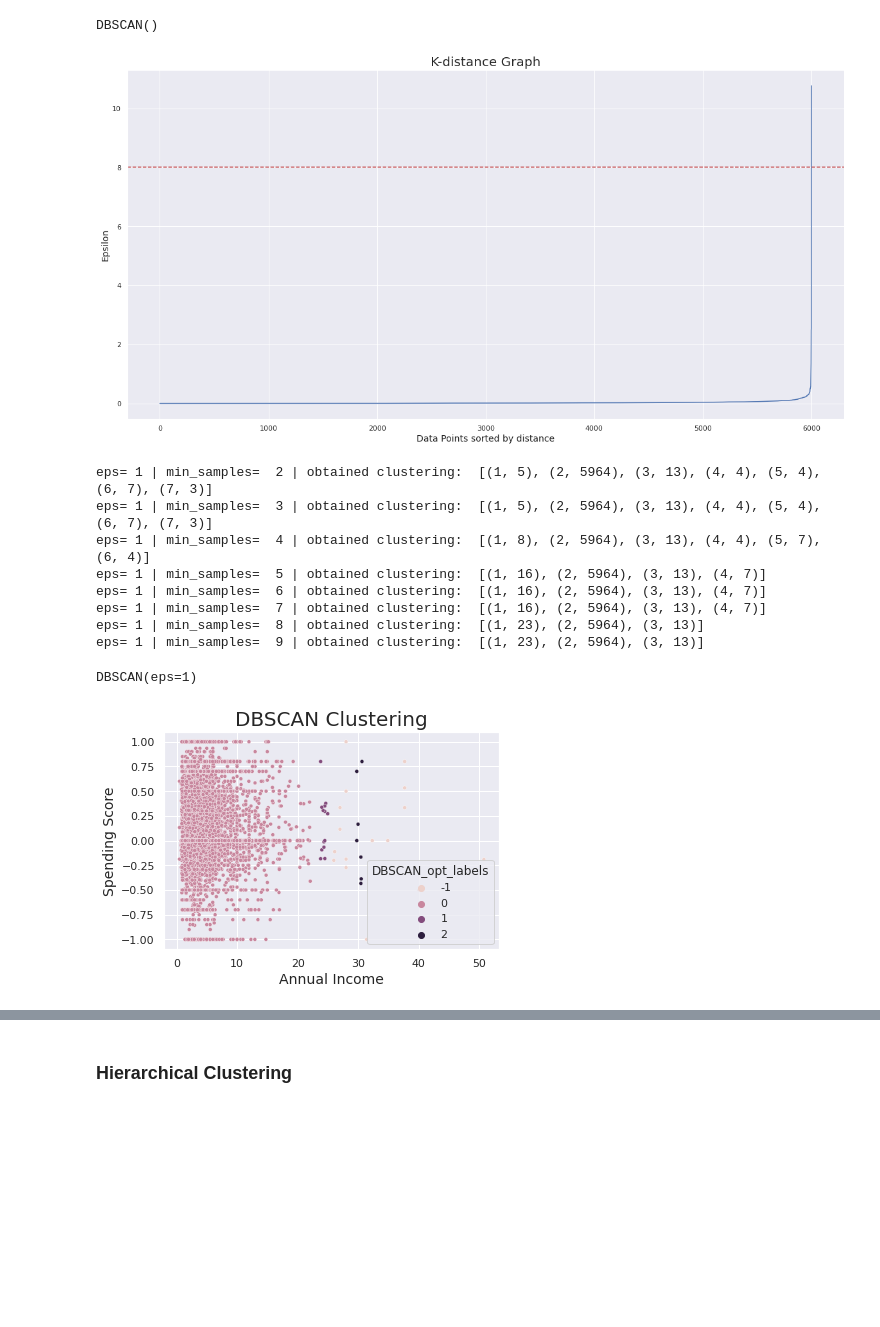
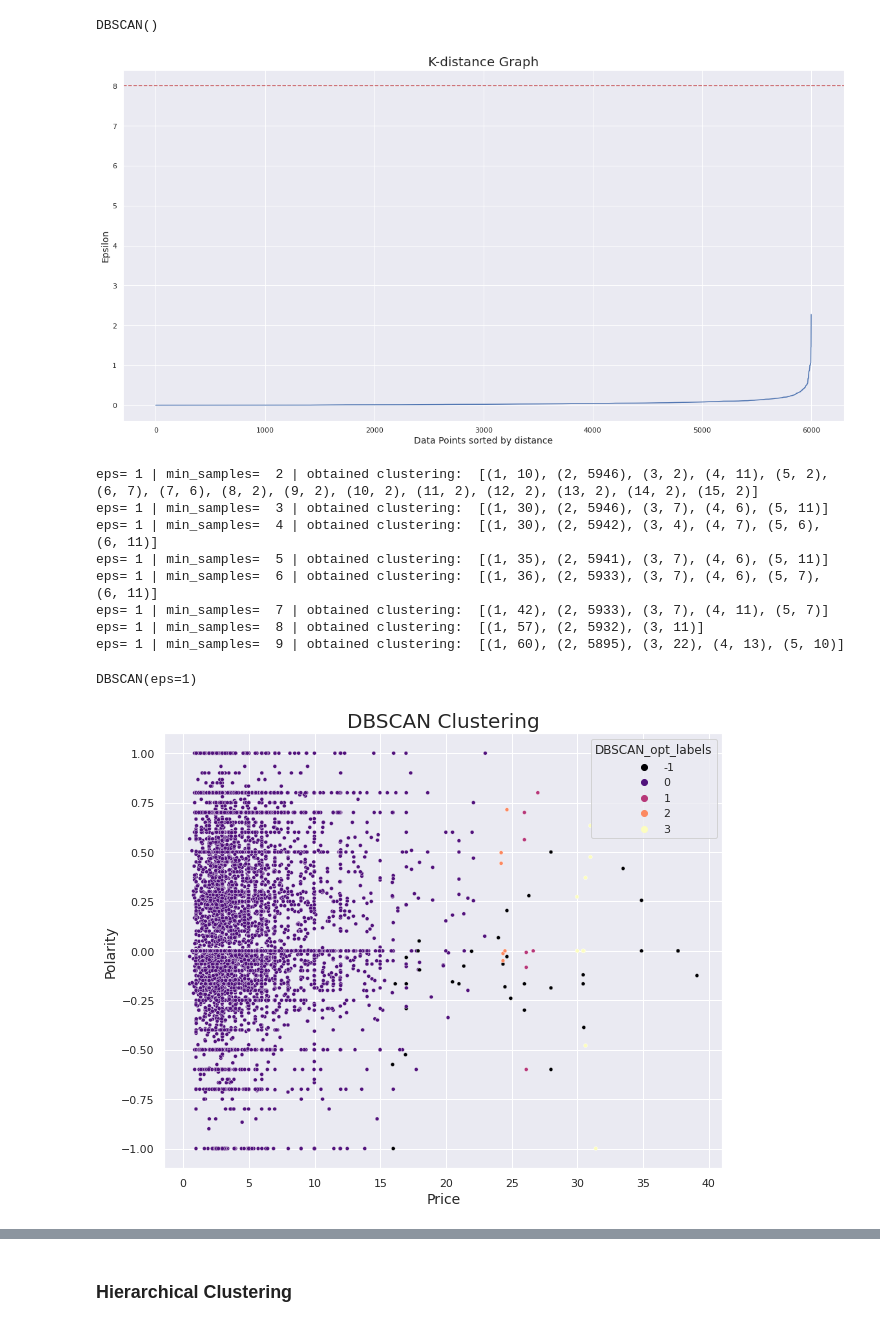
Before and after one commit to subhranilmondal/subhranilmondal, a Jupyter notebook: Capstone Project- Amazon customer review analysis/Project_Clustering_Final.ipynb, the cells around one changed output, grey strips where cells are left out. Drawn from its saved outputs; the diff is of its cells as text; code cells hidden in the pictures; blank space fills up the shorter version.

```diff
--- a/Capstone Project- Amazon customer review analysis/Project_Clustering_Final.ipynb
+++ b/Capstone Project- Amazon customer review analysis/Project_Clustering_Final.ipynb
@@ -386,5 +408,5 @@ sample_data.head()
 # %%
-X = sample_data[['price','Polarity']]    ### extracting the indenpendent varibles
+X = sample_data[['price','Polarity','rating']]    ### extracting the indenpendent varibles
 # %%
 from sklearn.cluster import DBSCAN       ### importing DBSCAN
 dbscan=DBSCAN()                          ### defining model
@@ -408,7 +430,7 @@ plt.xlabel('Data Points sorted by distance',fontsize=14)
 plt.ylabel('Epsilon',fontsize=14)
 plt.show()
 # %% [output]
-[figure, old version]
+[figure, new version]
 # %%
 eps=1               ### from above got epsilon value as 1
 for min_samples in range(2,10,1):
@@ -420,14 +442,14 @@ for min_samples in range(2,10,1):
     results = list(zip(ii,y[ii]) )
     print('eps=',eps,'| min_samples= ', min_samples, '| obtained clustering: ', results)
 # %% [output]
-eps= 1 | min_samples=  2 | obtained clustering:  [(1, 5), (2, 5964), (3, 13), (4, 4), (5, 4), (6, 7), (7, 3)]
-eps= 1 | min_samples=  3 | obtained clustering:  [(1, 5), (2, 5964), (3, 13), (4, 4), (5, 4), (6, 7), (7, 3)]
-eps= 1 | min_samples=  4 | obtained clustering:  [(1, 8), (2, 5964), (3, 13), (4, 4), (5, 7), (6, 4)]
-eps= 1 | min_samples=  5 | obtained clustering:  [(1, 16), (2, 5964), (3, 13), (4, 7)]
-eps= 1 | min_samples=  6 | obtained clustering:  [(1, 16), (2, 5964), (3, 13), (4, 7)]
-eps= 1 | min_samples=  7 | obtained clustering:  [(1, 16), (2, 5964), (3, 13), (4, 7)]
-eps= 1 | min_samples=  8 | obtained clustering:  [(1, 23), (2, 5964), (3, 13)]
-eps= 1 | min_samples=  9 | obtained clustering:  [(1, 23), (2, 5964), (3, 13)]
+eps= 1 | min_samples=  2 | obtained clustering:  [(1, 10), (2, 5946), (3, 2), (4, 11), (5, 2), (6, 7), (7, 6), (8, 2), (9, 2), (10, 2), (11, 2), (12, 2), (13, 2), (14, 2), (15, 2)]
+eps= 1 | min_samples=  3 | obtained clustering:  [(1, 30), (2, 5946), (3, 7), (4, 6), (5, 11)]
+eps= 1 | min_samples=  4 | obtained clustering:  [(1, 30), (2, 5942), (3, 4), (4, 7), (5, 6), (6, 11)]
+eps= 1 | min_samples=  5 | obtained clustering:  [(1, 35), (2, 5941), (3, 7), (4, 6), (5, 11)]
+eps= 1 | min_samples=  6 | obtained clustering:  [(1, 36), (2, 5933), (3, 7), (4, 6), (5, 7), (6, 11)]
+eps= 1 | min_samples=  7 | obtained clustering:  [(1, 42), (2, 5933), (3, 7), (4, 11), (5, 7)]
+eps= 1 | min_samples=  8 | obtained clustering:  [(1, 57), (2, 5932), (3, 11)]
+eps= 1 | min_samples=  9 | obtained clustering:  [(1, 60), (2, 5895), (3, 22), (4, 13), (5, 10)]
 # %%
 from sklearn.cluster import DBSCAN
 
@@ -440,12 +462,13 @@ X['DBSCAN_opt_labels']=dbscan_opt.labels_         ### to add labels to the datas
 # %%
 import seaborn as sns
 
 X1 = X.values
 
-sns.scatterplot(X1[:,0],X1[:,1],hue=X['DBSCAN_opt_labels'],s=15)      ### to plot the graph
+plt.figure(figsize=(10,8))
+sns.scatterplot(X1[:,0],X1[:,1],hue=X['DBSCAN_opt_labels'],s=15, palette='magma')      ### to plot the graph
 plt.title('DBSCAN Clustering',fontsize=20)
 plt.xlabel('Price',fontsize=14)
 plt.ylabel('Polarity',fontsize=14)
 plt.show()
 # %% [output]
-[figure, old version]
+[figure, new version]
```
Also changed, not shown: parts of 25 cells of this notebook, 3 other files.
